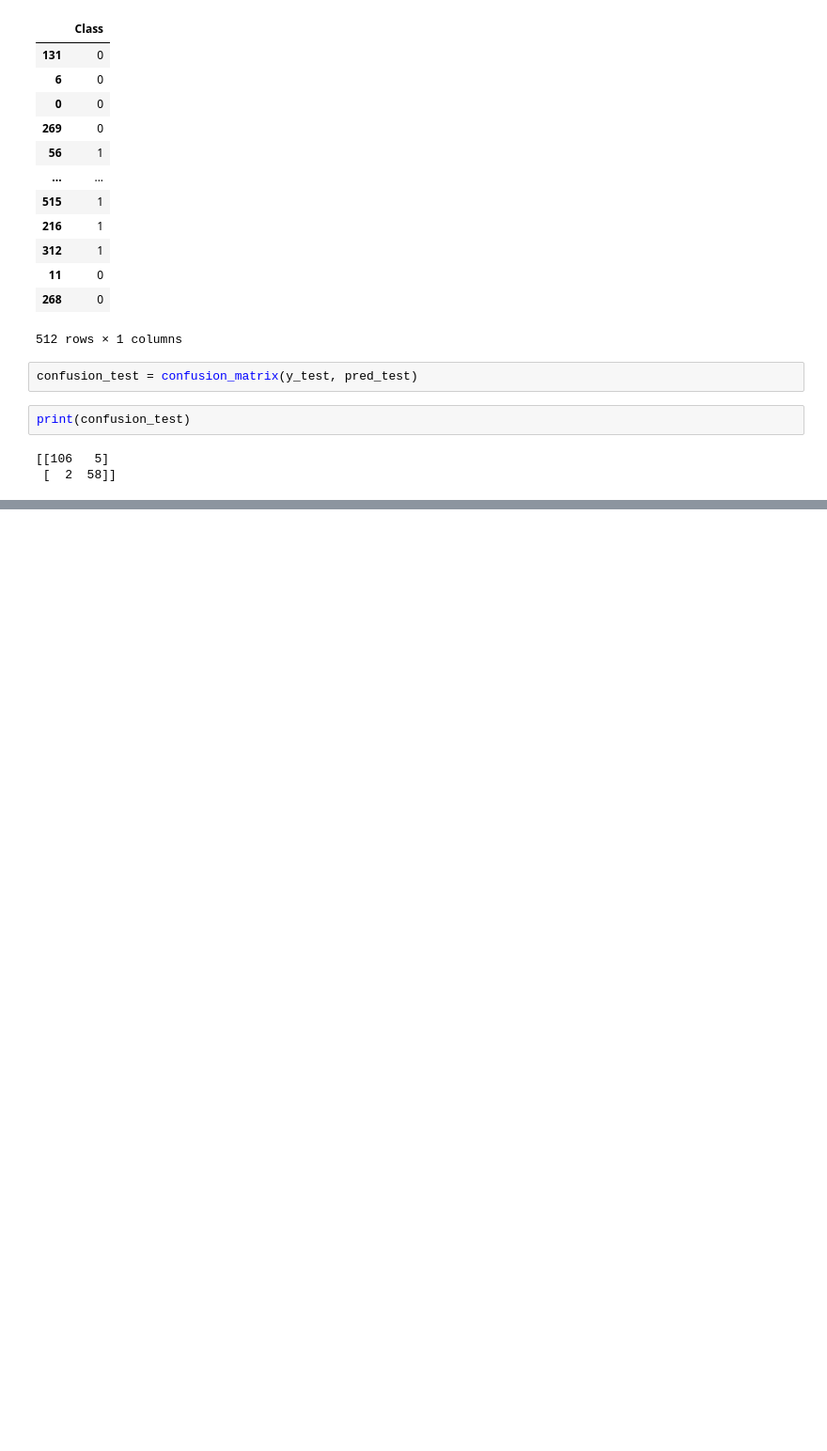
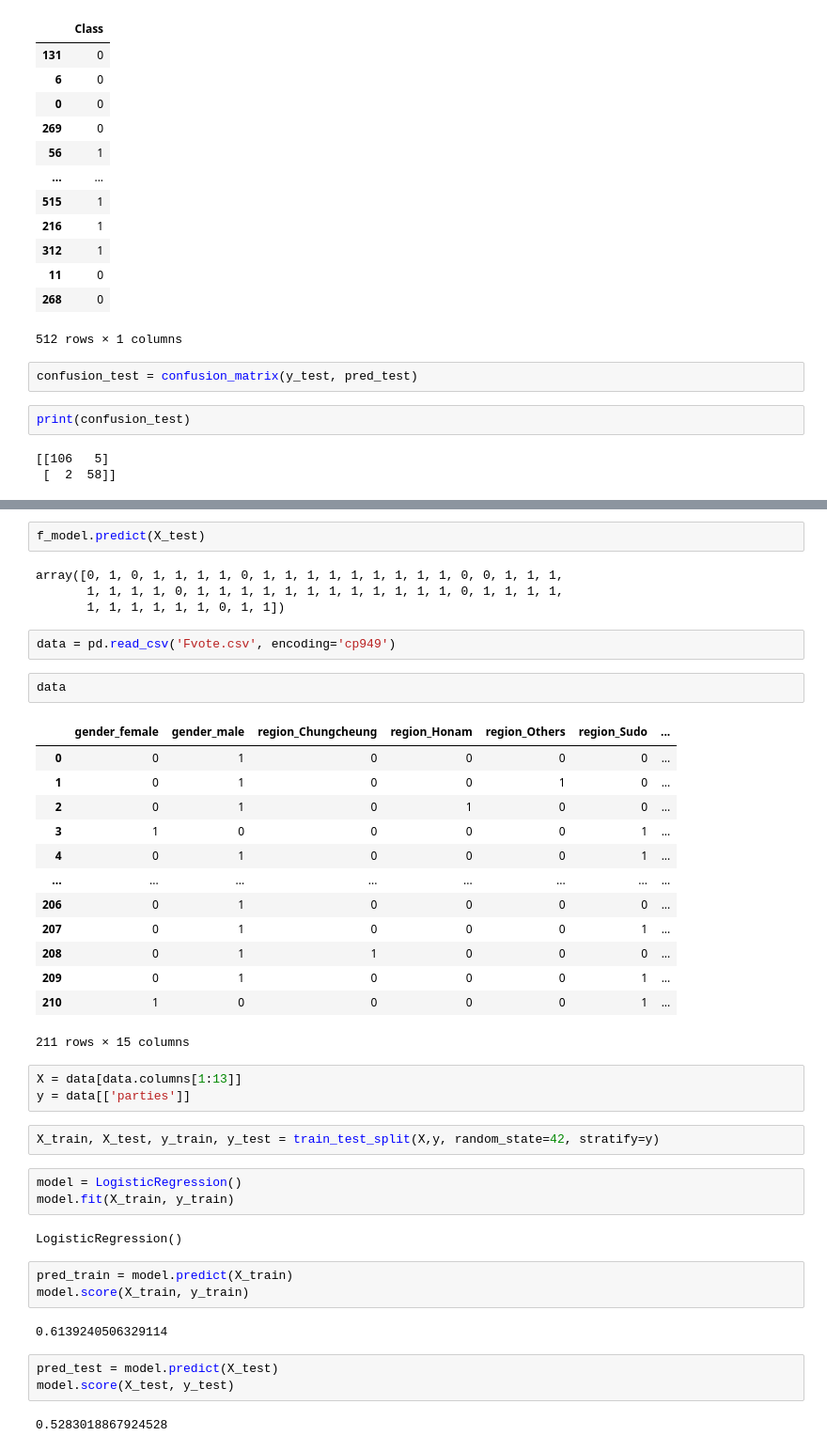
Before and after one commit to LEECHANGDAEE/b_data_certificate, a Jupyter notebook: 빅분기_실기.ipynb, the cells around one changed output, grey strips where cells are left out. Shown: that part at 94% size. Cells and saved outputs as stored; diff of their text form; blank space fills up the shorter version.

```diff
--- a/빅분기_실기.ipynb
+++ b/빅분기_실기.ipynb
@@ -187,0 +431,44 @@ print(confusion_test)
+# %%
+f_model.predict(X_test)
+# %% [output]
+array([0, 1, 0, 1, 1, 1, 1, 0, 1, 1, 1, 1, 1, 1, 1, 1, 1, 0, 0, 1, 1, 1,
+       1, 1, 1, 1, 0, 1, 1, 1, 1, 1, 1, 1, 1, 1, 1, 1, 1, 0, 1, 1, 1, 1,
+       1, 1, 1, 1, 1, 1, 0, 1, 1])
+# %%
+data = pd.read_csv('Fvote.csv', encoding='cp949')
+# %%
+data
+# %% [output]
+|  | gender_female | gender_male | region_Chungcheung | region_Honam | region_Others | region_Sudo | ... |
+| 0 | 0 | 1 | 0 | 0 | 0 | 0 | ... |
+| 1 | 0 | 1 | 0 | 0 | 1 | 0 | ... |
+| 2 | 0 | 1 | 0 | 1 | 0 | 0 | ... |
+| 3 | 1 | 0 | 0 | 0 | 0 | 1 | ... |
+| 4 | 0 | 1 | 0 | 0 | 0 | 1 | ... |
+| ... | ... | ... | ... | ... | ... | ... | ... |
+| 206 | 0 | 1 | 0 | 0 | 0 | 0 | ... |
+| 207 | 0 | 1 | 0 | 0 | 0 | 1 | ... |
+| 208 | 0 | 1 | 1 | 0 | 0 | 0 | ... |
+| 209 | 0 | 1 | 0 | 0 | 0 | 1 | ... |
+| 210 | 1 | 0 | 0 | 0 | 0 | 1 | ... |
+211 rows × 15 columns
+# %%
+X = data[data.columns[1:13]]
+y = data[['parties']]
+# %%
+X_train, X_test, y_train, y_test = train_test_split(X,y, random_state=42, stratify=y)
+# %%
+model = LogisticRegression()
+model.fit(X_train, y_train)
+# %% [output]
+LogisticRegression()
+# %%
+pred_train = model.predict(X_train)
+model.score(X_train, y_train)
+# %% [output]
+0.6139240506329114
+# %%
+pred_test = model.predict(X_test)
+model.score(X_test, y_test)
+# %% [output]
+0.5283018867924528
```
Also changed, not shown: parts of 48 cells of this notebook.
